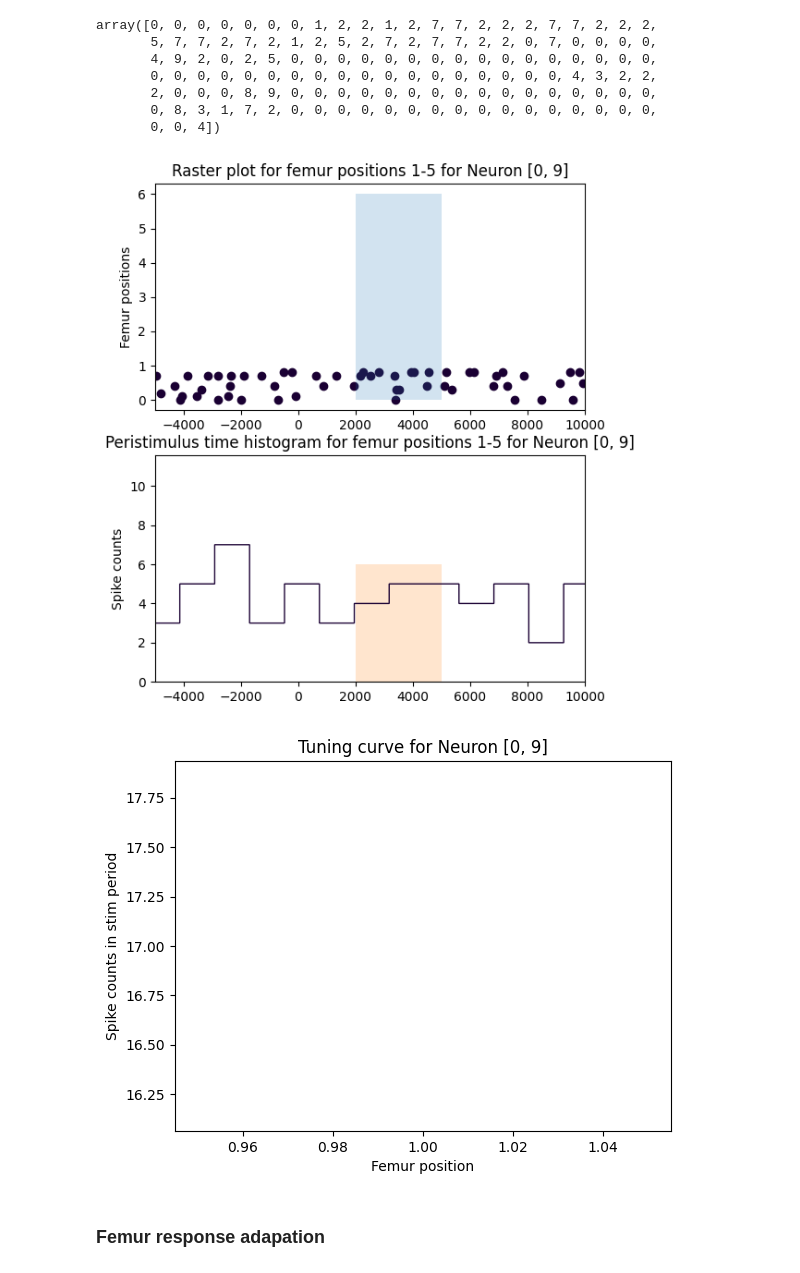
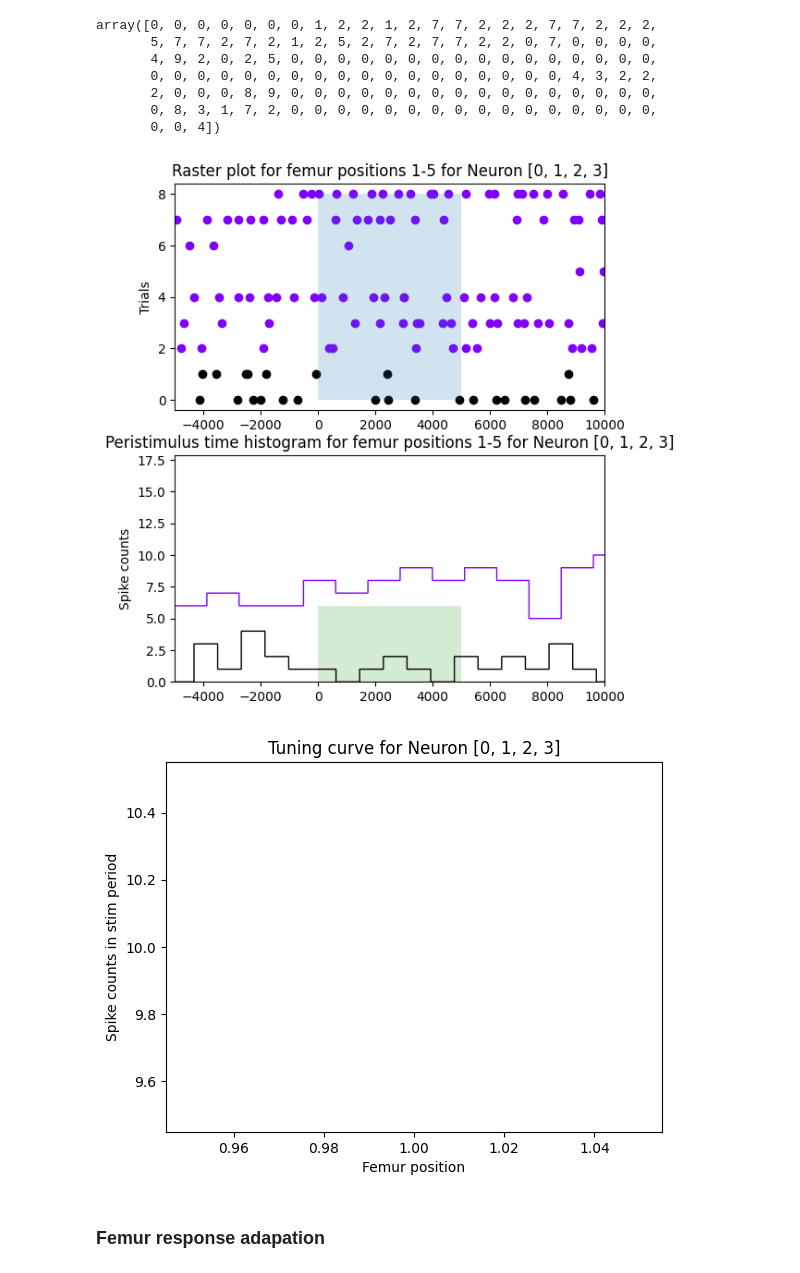
Before and after one commit to adishreeg/bi162-final-project, a Jupyter notebook: code/AirflowSimulation.ipynb, the cells around one changed output. Saved outputs shown, nothing was run; the diff lists cells and outputs as text; code cells hidden in the pictures.

Commit message:
Single trial spread across whole range

```diff
--- a/code/AirflowSimulation.ipynb
+++ b/code/AirflowSimulation.ipynb
@@ -245,7 +245,7 @@ filenames = {
     '4506': '../final_data/day3/20231127-134506.dat'
 }
 # %%
-aligned_spikes, spike_clusters = cluster_multiple(filenames, n_clusters=10, ch_no=1, boundary=60)
+aligned_spikes, spike_clusters = cluster_multiple(filenames, n_clusters=4, ch_no=1, boundary=60)
 # %% [output]
 key=[rundate] value=['20231127-134506']
 key=[rate_hz] value=[10000]
@@ -274,52 +274,56 @@ trial_times = {
     '4506': [[6, 7], [11, 19.1], [16, 20.85], [22, 22.55], [28, 24.60], [34, 39], [40, 49], [46, 48], [52, 58]]
 }
 # %%
-for cluster in [[0, 9]]:
+for cluster in [[0,1,2,3]]:
     colors = [(i * 0.1, i * 0, i * 0.2) for i in range(10)] # list(mcolors.TABLEAU_COLORS.keys())
     fig, ax = plt.subplots(2, figsize=(6, 7))
 
     density = []
     for i in range(1, 2):
         loc = list(trial_times.keys())[i - 1]
+        times_low, times_med = [], []
         for j, t_s in enumerate(trial_times[loc]):
             times = [t - (t_s[0] * 10000) + 2000 for i, [t, s]
                      in enumerate(aligned_spikes[loc])
                       if spike_clusters[loc][i] in cluster]
-            ax[0].scatter(times, [j * 0.1] * len(times), color=colors[i])
-        times = [t - (t_s[0] * 10000) + 2500 for i, [t, s]
-                     in enumerate(aligned_spikes[loc])
-                      if spike_clusters[loc][i] in cluster
-                for t_s in trial_times[loc]]
-        ax[1].hist(times, color=colors[i], bins=int(trial_times[loc][-1][0] * 20), histtype='step')
+            ax[0].scatter(times, [j] * len(times), color=colors[5 if j > 1 else 0])
+            if j > 1: times_med.extend(times)
+            else: times_low.extend(times)
+#         times = [t - (t_s[0] * 10000) + 2500 for i, [t, s]
+#                      in enumerate(aligned_spikes[loc])
+#                       if spike_clusters[loc][i] in cluster
+#                 for t_s in trial_times[loc]]
+        ax[1].hist(times_low, color=colors[0], bins=int(trial_times[loc][-1][0] * 20), histtype='step')
+        ax[1].hist(times_med, color=colors[5], bins=int(trial_times[loc][-1][0] * 20), histtype='step')
 
         times = np.array(times)
         g0 = times[times > 0]
         l5000 = g0[g0 < 5000]
         density.append(len(l5000))
     # for t_s in trial_times[loc]:
     #     plt.eventplot([
     #         [t - (t_s * 10000)
     #           for i, [t, s]
     #           in enumerate(aligned_spikes[loc])
     #           if spike_clusters[loc][i] == 0]
     #             loc = f'femur{i+1}', colors=colors[:5])
     ax[0].set_xlim([-5000, 10000]); ax[1].set_xlim([-5000, 10000])
-    x = [2000, 5000]
+    x = [0, 5000]
     y1 = [0, 0]
-    ax[0].fill_between(x, y1, 6, alpha=0.2); ax[1].fill_between(x, y1, 6, alpha=0.2)
+    ax[0].fill_between(x, y1, 8, alpha=0.2); ax[1].fill_between(x, y1, 6, alpha=0.2)
     ax[0].set_title(f'Raster plot for femur positions 1-5 for Neuron {cluster}')
-    ax[0].set_ylabel('Femur positions'); ax[1].set_ylabel('Spike counts')
+    ax[0].set_ylabel('Trials'); ax[1].set_ylabel('Spike counts')
     ax[1].set_title(f'Peristimulus time histogram for femur positions 1-5 for Neuron {cluster}')
     plt.show()
 
     plt.plot([x for x in range(1, 2)], density)
     plt.xlabel('Femur position')
     plt.ylabel('Spike counts in stim period')
     plt.title(f'Tuning curve for Neuron {cluster}')
     plt.show()
 # %% [output]
-[figure, old version]
+[figure, new version]
-[figure, old version]
+[figure, new version]
 # %% [markdown]
 ### Femur response adapation
 # %%
```
Also changed, not shown: parts of 2 cells of this notebook.
